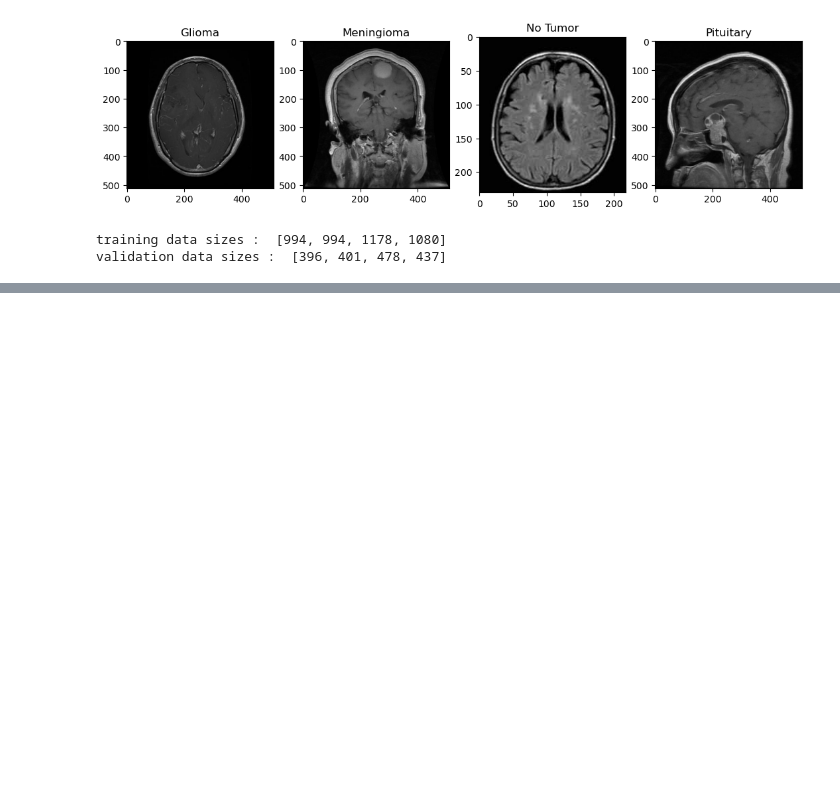
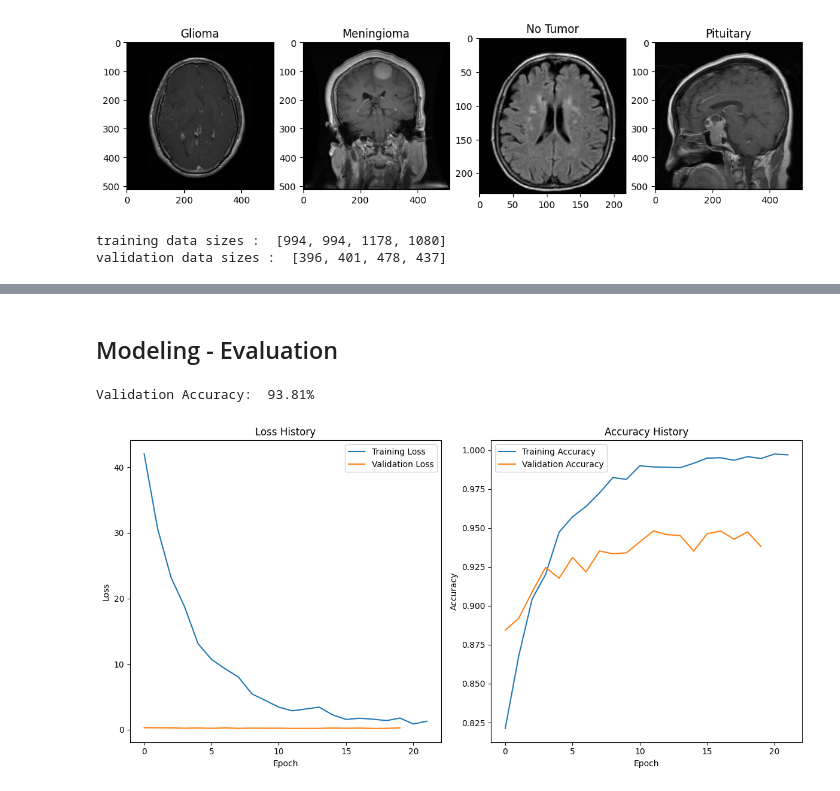
Before and after one commit to leesadie/Brain-Tumor-Detection, a Jupyter notebook: main.ipynb, the cells around one changed output, grey strips where cells are left out. Cells and saved outputs as stored; diff of their text form; code cells hidden in the pictures; blank space fills up the shorter version.

Commit message:
add model and training

```diff
--- a/main.ipynb
+++ b/main.ipynb
@@ -189,0 +237,5 @@ for i_batch, sample_batched in enumerate(train_loader):
+# %%
+# define loss function and optimizer
+
+criterion = nn.CrossEntropyLoss()
+optimizer = optim.Adam(model.parameters(), lr=0.001)
@@ -189,0 +244,7 @@ for i_batch, sample_batched in enumerate(train_loader):
+# %%
+# initialize lists to store training history
+
+train_losses = []
+val_losses = []
+train_accuracies = []
+val_accuracies = []
@@ -189,0 +332,31 @@ for i_batch, sample_batched in enumerate(train_loader):
+# %% [markdown]
+## Modeling - Evaluation
+# %%
+accuracy = correct / total
+print(f'Validation Accuracy: {accuracy: .2%}')
+# %% [output]
+Validation Accuracy:  93.81%
+# %%
+# visualize training
+
+plt.figure(figsize=(12,6))
+plt.subplot(1,2,1)
+plt.plot(train_losses, label='Training Loss')
+plt.plot(val_losses, label = 'Validation Loss')
+plt.xlabel('Epoch')
+plt.ylabel('Loss')
+plt.legend()
+plt.title('Loss History')
+
+plt.subplot(1, 2, 2)
+plt.plot(train_accuracies, label='Training Accuracy')
+plt.plot(val_accuracies, label = 'Validation Accuracy')
+plt.xlabel('Epoch')
+plt.ylabel('Accuracy')
+plt.legend()
+plt.title('Accuracy History')
+
+plt.tight_layout()
+plt.show()
+# %% [output]
+[figure, added]
```
Also changed, not shown: parts of 7 cells of this notebook, 1 other file.
